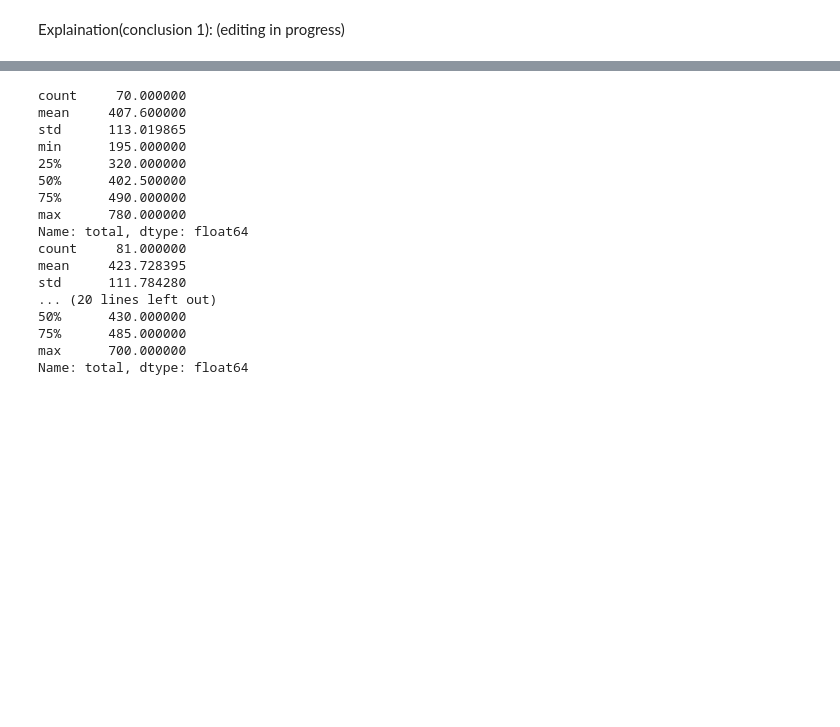
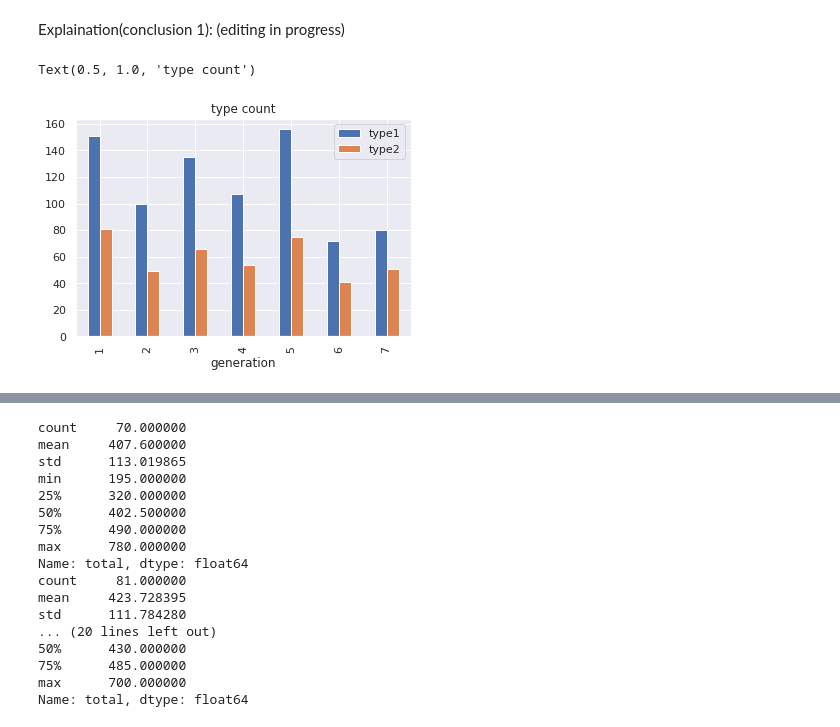
Before and after one commit to arhamnewaz/PokemonDataScienceProject, a Jupyter notebook: PokemonEcon .ipynb, the cells around one changed output, grey strips where cells are left out. Drawn from its saved outputs; the diff is of its cells as text; code cells hidden in the pictures; blank space fills up the shorter version.

```diff
--- a/PokemonEcon .ipynb
+++ b/PokemonEcon .ipynb
@@ -74,2 +95,8 @@ p1.plot.bar()
 # %% [markdown]
 Explaination(conclusion 1): (editing in progress)
+# %%
+type_gen.plot.bar(subplots=False)
+plt.title("type count")
+# %% [output]
+Text(0.5, 1.0, 'type count')
+[figure, added]
```
Also changed, not shown: parts of 39 cells of this notebook.
